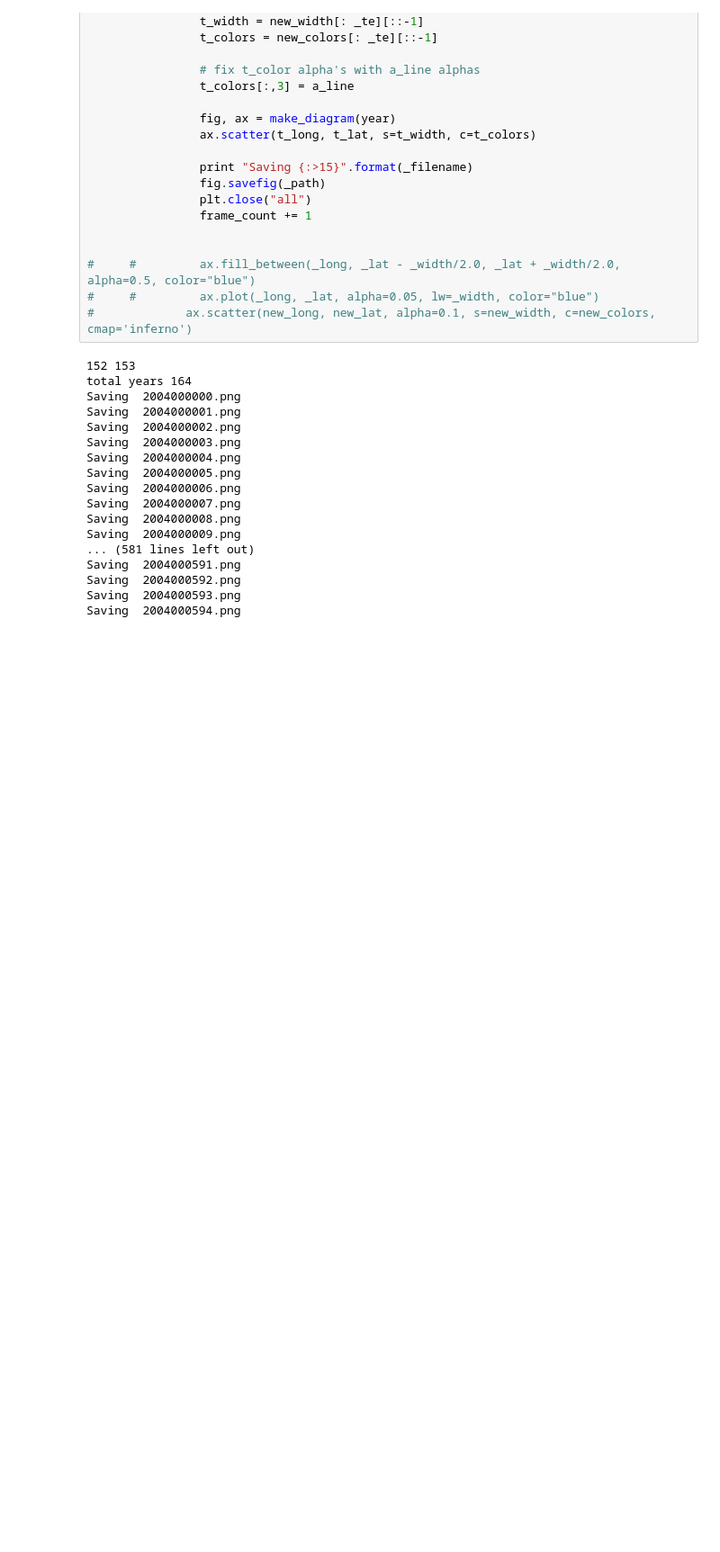
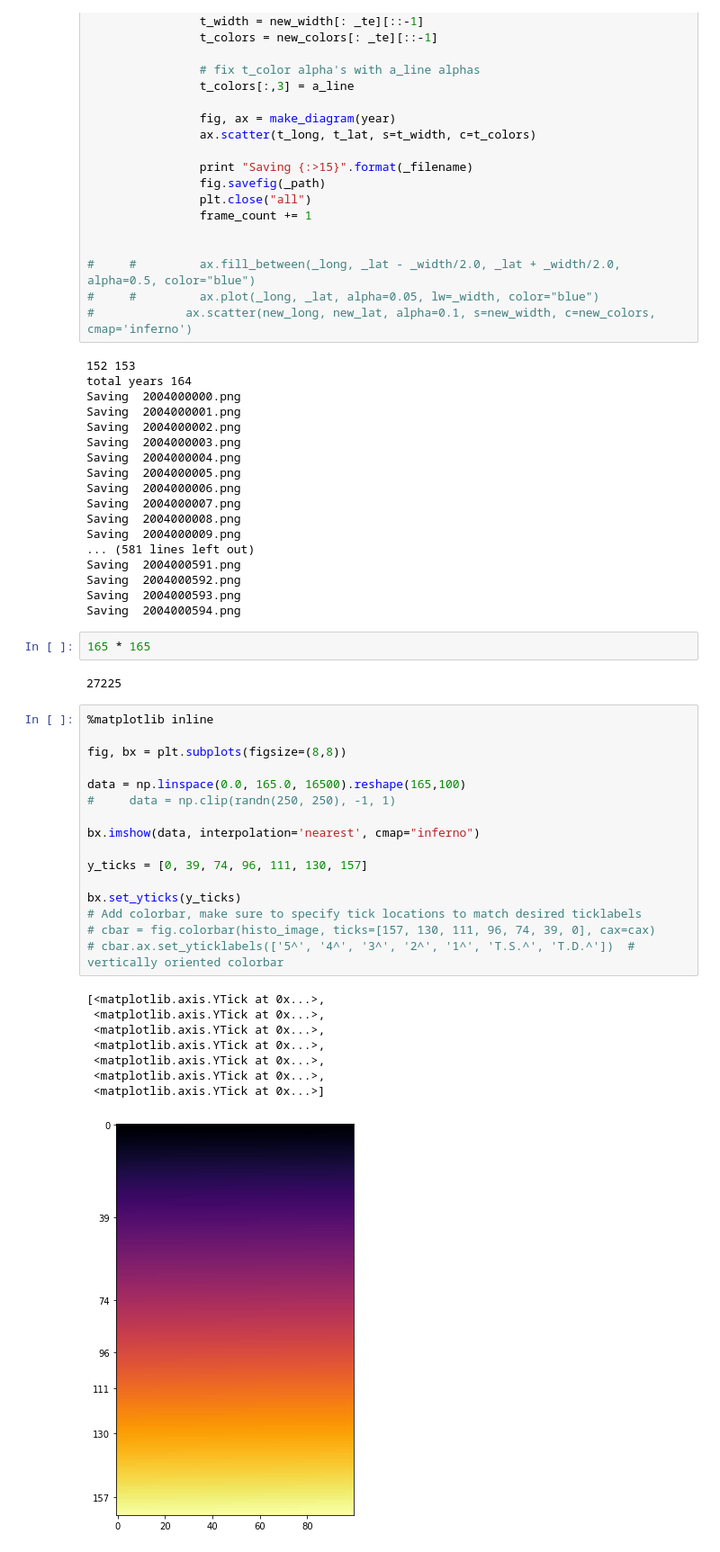
Before and after one commit to pixelatedbrian/pixelated-hurricanes, a Jupyter notebook: notebooks/hurricane_notebook_01.ipynb, the cells around one changed output. Shown at 90% size. Saved outputs shown, nothing was run; the diff lists cells and outputs as text; blank space fills up the shorter version.

```diff
--- a/notebooks/hurricane_notebook_01.ipynb
+++ b/notebooks/hurricane_notebook_01.ipynb
@@ -650,3 +650,32 @@ Saving  2004000591.png
 Saving  2004000592.png
 Saving  2004000593.png
 Saving  2004000594.png
+# %%
+165 * 165
+# %% [output]
+27225
+# %%
+%matplotlib inline
+
+fig, bx = plt.subplots(figsize=(8,8))
+
+data = np.linspace(0.0, 165.0, 16500).reshape(165,100)
+#     data = np.clip(randn(250, 250), -1, 1)
+
+bx.imshow(data, interpolation='nearest', cmap="inferno")
+
+y_ticks = [0, 39, 74, 96, 111, 130, 157]
+
+bx.set_yticks(y_ticks)
+# Add colorbar, make sure to specify tick locations to match desired ticklabels
+# cbar = fig.colorbar(histo_image, ticks=[157, 130, 111, 96, 74, 39, 0], cax=cax)
+# cbar.ax.set_yticklabels(['5^', '4^', '3^', '2^', '1^', 'T.S.^', 'T.D.^'])  # vertically oriented colorbar
+# %% [output]
+[<matplotlib.axis.YTick at 0x...>,
+ <matplotlib.axis.YTick at 0x...>,
+ <matplotlib.axis.YTick at 0x...>,
+ <matplotlib.axis.YTick at 0x...>,
+ <matplotlib.axis.YTick at 0x...>,
+ <matplotlib.axis.YTick at 0x...>,
+ <matplotlib.axis.YTick at 0x...>]
+[figure, added]
```
Also changed, not shown: 1 other file.
